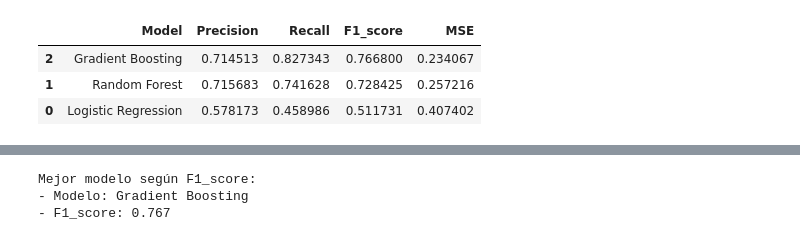
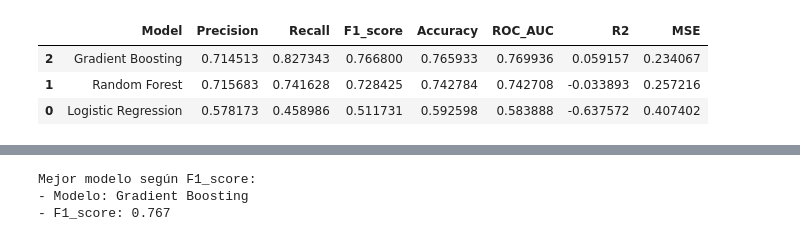
Before and after one commit to gpenactw/OULADPredict, a Jupyter notebook: outputs/metrics_report.ipynb, the cells around one changed output, grey strips where cells are left out. Saved outputs shown, nothing was run; the diff lists cells and outputs as text; code cells hidden in the pictures.

```diff
--- a/outputs/metrics_report.ipynb
+++ b/outputs/metrics_report.ipynb
@@ -11,20 +17,25 @@ models = ["logistic_regression", "random_forest", "gradient_boosting"]
 # %%
-# === Cargar CSVs ===
-dfs = []
+# === CARGAR MÉTRICAS DE CADA MODELO ===
+metrics_dfs = []
 for model in models:
     path = metrics_dir / f"{model}_metrics.csv"
+    if not path.exists():
+        continue
     df = pd.read_csv(path)
     df["Model"] = model.replace("_", " ").title()
-    dfs.append(df)
+    metrics_dfs.append(df)
+
+if not metrics_dfs:
+    raise ValueError("No se encontraron archivos de métricas en la carpeta outputs/")
 # %%
-metrics_df = pd.concat(dfs, ignore_index=True)
+metrics_df = pd.concat(metrics_dfs, ignore_index=True)
 # %%
 # === Mostrar tabla comparativa ===
-display(metrics_df[["Model", "Precision", "Recall", "F1_score", "MSE"]].sort_values("F1_score", ascending=False))
+display(metrics_df[["Model", "Precision", "Recall", "F1_score", "Accuracy", "ROC_AUC", "R2", "MSE"]].sort_values("F1_score", ascending=False))
 # %% [output]
-|  | Model | Precision | Recall | F1_score | MSE |
-| 2 | Gradient Boosting | 0.714513 | 0.827343 | 0.766800 | 0.234067 |
-| 1 | Random Forest | 0.715683 | 0.741628 | 0.728425 | 0.257216 |
-| 0 | Logistic Regression | 0.578173 | 0.458986 | 0.511731 | 0.407402 |
+|  | Model | Precision | Recall | F1_score | Accuracy | ROC_AUC | R2 | MSE |
+| 2 | Gradient Boosting | 0.714513 | 0.827343 | 0.766800 | 0.765933 | 0.769936 | 0.059157 | 0.234067 |
+| 1 | Random Forest | 0.715683 | 0.741628 | 0.728425 | 0.742784 | 0.742708 | -0.033893 | 0.257216 |
+| 0 | Logistic Regression | 0.578173 | 0.458986 | 0.511731 | 0.592598 | 0.583888 | -0.637572 | 0.407402 |
 # %%
 # === Gráfico de barras por métrica ===
```
Also changed, not shown: parts of 5 cells of this notebook, 4 other files.
